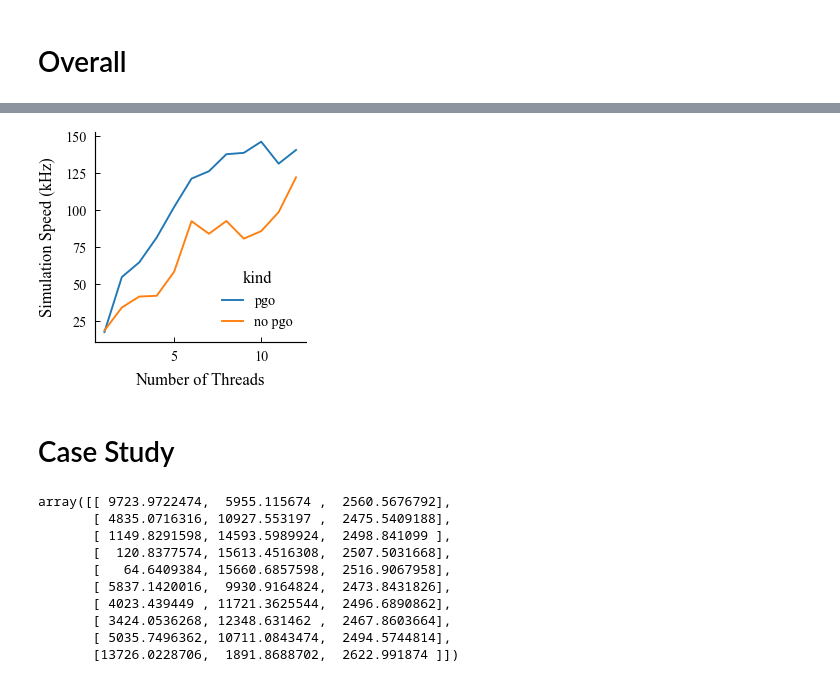
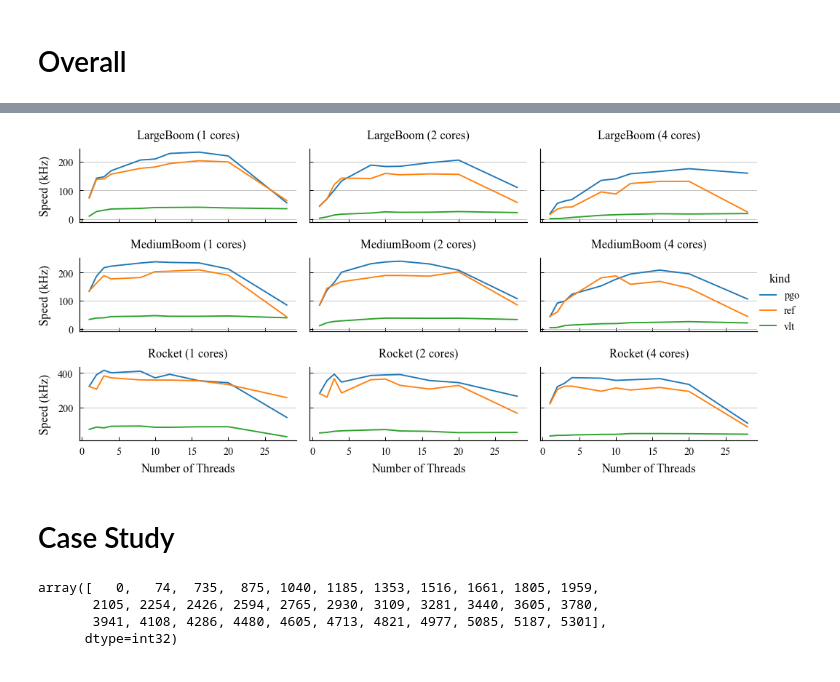
Before and after one commit to pku-liang/p2sim, a Jupyter notebook: analysis2.ipynb, the cells around one changed output, grey strips where cells are left out. Drawn from its saved outputs; the diff is of its cells as text; code cells hidden in the pictures.

```diff
--- a/analysis2.ipynb
+++ b/analysis2.ipynb
@@ -97,10 +157,27 @@ df
 # %%
-sns.lineplot(df, x='threads', y='freq', hue='kind', hue_order=['pgo', 'no pgo'])
-plt.ylabel('Simulation Speed (kHz)')
-plt.xlabel('Number of Threads')
+facet = sns.relplot(
+    df.query('threads < 32 and threads != 5 and threads != 6 and threads != 7 and threads != 14 and threads != 24'),
+    kind='line',
+    x='threads',
+    y='freq',
+    hue='kind',
+    col='cores',
+    row='design',
+    height=1,
+    aspect=2,
+    facet_kws=dict(
+        sharey='row',
+    )
+)
+facet.set_titles('{row_name} ({col_name} cores)')
+facet.set_ylabels('Speed (kHz)')
+facet.set_xlabels('Number of Threads')
+for ax in facet.axes.flatten():
+    ax.grid(axis='y')
 sns.despine()
+plt.savefig('scaling-curve.pdf')
 # %% [output]
-[figure, old version]
+[figure, new version]
 # %% [markdown]
 # Case Study
 # %%
@@ -113,2 +189,12 @@ data = load_profdata('build/boom_l_2.T10/prof/linux.bin')
+# %%
+sync_time_df = pd.read_csv('scratch/thread-sync-cost.csv', sep=r'\s+')
+sync_time = np.zeros((33,), dtype=np.int32)
+sync_time[sync_time_df.threads] = sync_time_df.rdtsc / 2
+sync_time
+# %% [output]
+array([   0,   74,  735,  875, 1040, 1185, 1353, 1516, 1661, 1805, 1959,
+       2105, 2254, 2426, 2594, 2765, 2930, 3109, 3281, 3440, 3605, 3780,
+       3941, 4108, 4286, 4480, 4605, 4713, 4821, 4977, 5085, 5187, 5301],
+      dtype=int32)
 # %%
 def convert_data(data):
@@ -122,19 +214,9 @@ def convert_data(data):
     return step_pivot, step_names
 # %%
-# plt.figure(figsize=(5, 5))
-step_ticks, step_names = convert_data(data)
-step_ticks
+data_ref = load_profdata('build/boom_l_1.T12/prof.ref/linux.bin')
+step_ticks_ref, step_names = convert_data(data_ref)
+data_pgo = load_profdata('build/boom_l_1.T12/prof.pgo/linux.bin')
+step_ticks_pgo, step_names = convert_data(data_pgo)
-# %% [output]
-array([[ 9723.9722474,  5955.115674 ,  2560.5676792],
-       [ 4835.0716316, 10927.553197 ,  2475.5409188],
-       [ 1149.8291598, 14593.5989924,  2498.841099 ],
-       [  120.8377574, 15613.4516308,  2507.5031668],
-       [   64.6409384, 15660.6857598,  2516.9067958],
-       [ 5837.1420016,  9930.9164824,  2473.8431826],
-       [ 4023.439449 , 11721.3625544,  2496.6890862],
-       [ 3424.0536268, 12348.631462 ,  2467.8603664],
-       [ 5035.7496362, 10711.0843474,  2494.5744814],
-       [13726.0228706,  1891.8688702,  2622.991874 ]])
 # %%
 def plot_stack_bar(data, include_avg=False, colors=None):
     stack = np.cumsum(data, axis=1)
```
Also changed, not shown: parts of 15 cells of this notebook, 8 other files.
